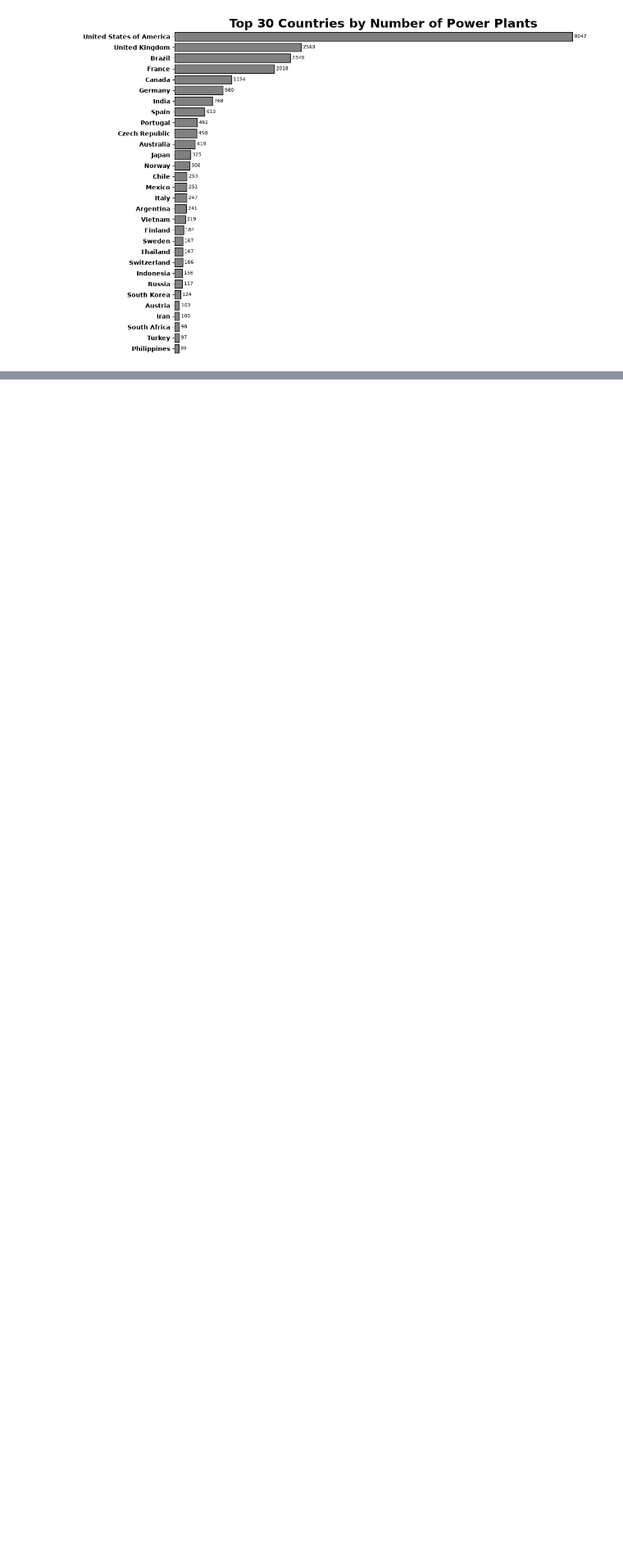
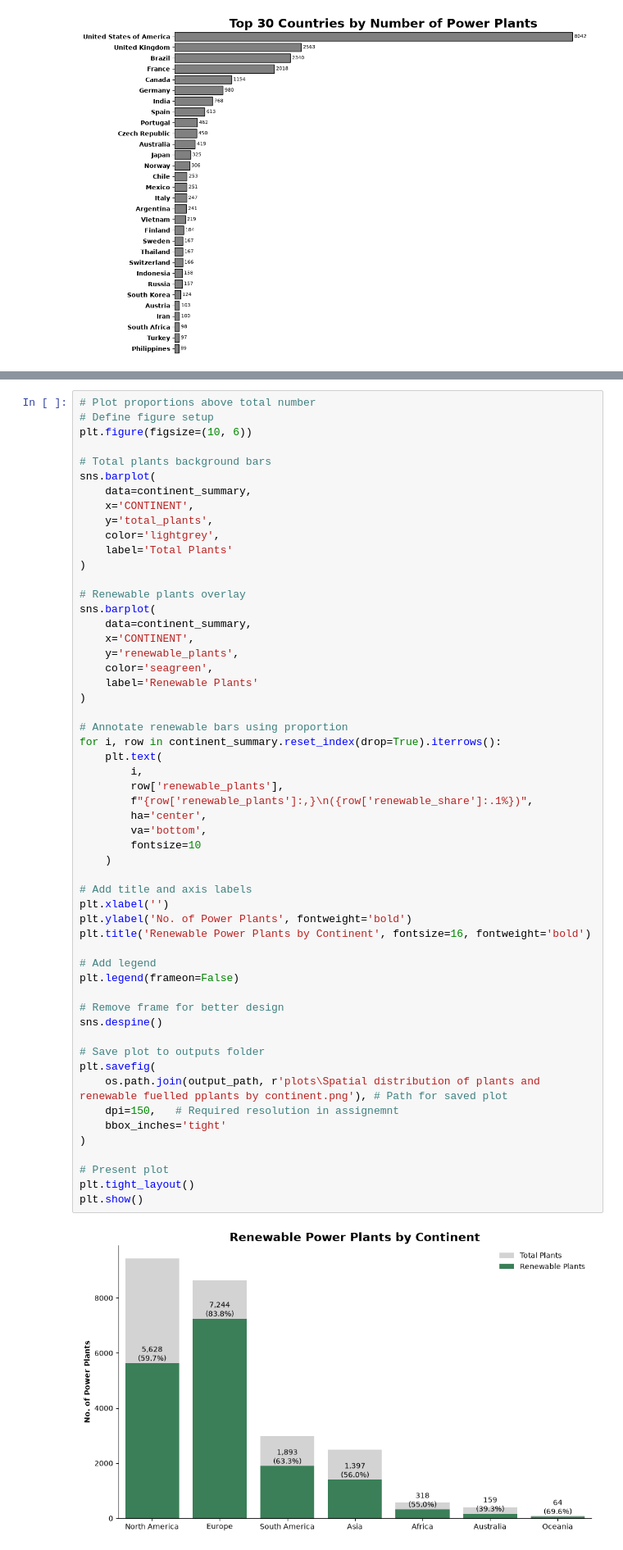
Before and after one commit to EliyaL/Intro-to-Geospatial-Data-Science-Final-Assignment, a Jupyter notebook: FinalExam_318163748.ipynb, the cells around one changed output, grey strips where cells are left out. Shown at 82% size. Cells and saved outputs as stored; diff of their text form; blank space fills up the shorter version.

```diff
--- a/FinalExam_318163748.ipynb
+++ b/FinalExam_318163748.ipynb
@@ -669,3 +697,60 @@ plt.show()
+# %%
+# Plot proportions above total number
+# Define figure setup
+plt.figure(figsize=(10, 6))
+
+# Total plants background bars
+sns.barplot(
+    data=continent_summary,
+    x='CONTINENT',
+    y='total_plants',
+    color='lightgrey',
+    label='Total Plants'
+)
+
+# Renewable plants overlay
+sns.barplot(
+    data=continent_summary,
+    x='CONTINENT',
+    y='renewable_plants',
+    color='seagreen',
+    label='Renewable Plants'
+)
+
+# Annotate renewable bars using proportion
+for i, row in continent_summary.reset_index(drop=True).iterrows():
+    plt.text(
+        i,
+        row['renewable_plants'],
+        f"{row['renewable_plants']:,}\n({row['renewable_share']:.1%})",
+        ha='center',
+        va='bottom',
+        fontsize=10
+    )
+
+# Add title and axis labels
+plt.xlabel('')
+plt.ylabel('No. of Power Plants', fontweight='bold')
+plt.title('Renewable Power Plants by Continent', fontsize=16, fontweight='bold')
+
+# Add legend
+plt.legend(frameon=False)
+
+# Remove frame for better design
+sns.despine()
+
+# Save plot to outputs folder
+plt.savefig(
+    os.path.join(output_path, r'plots\Spatial distribution of plants and renewable fuelled pplants by continent.png'), # Path for saved plot
+    dpi=150,   # Required resolution in assignemnt
+    bbox_inches='tight'
+)
+
+# Present plot
+plt.tight_layout()
+plt.show()
+# %% [output]
+[figure, added]
 # %% [markdown]
 ## Research Question Analysis
 # %% [markdown]
```
Also changed, not shown: parts of 10 cells of this notebook.
